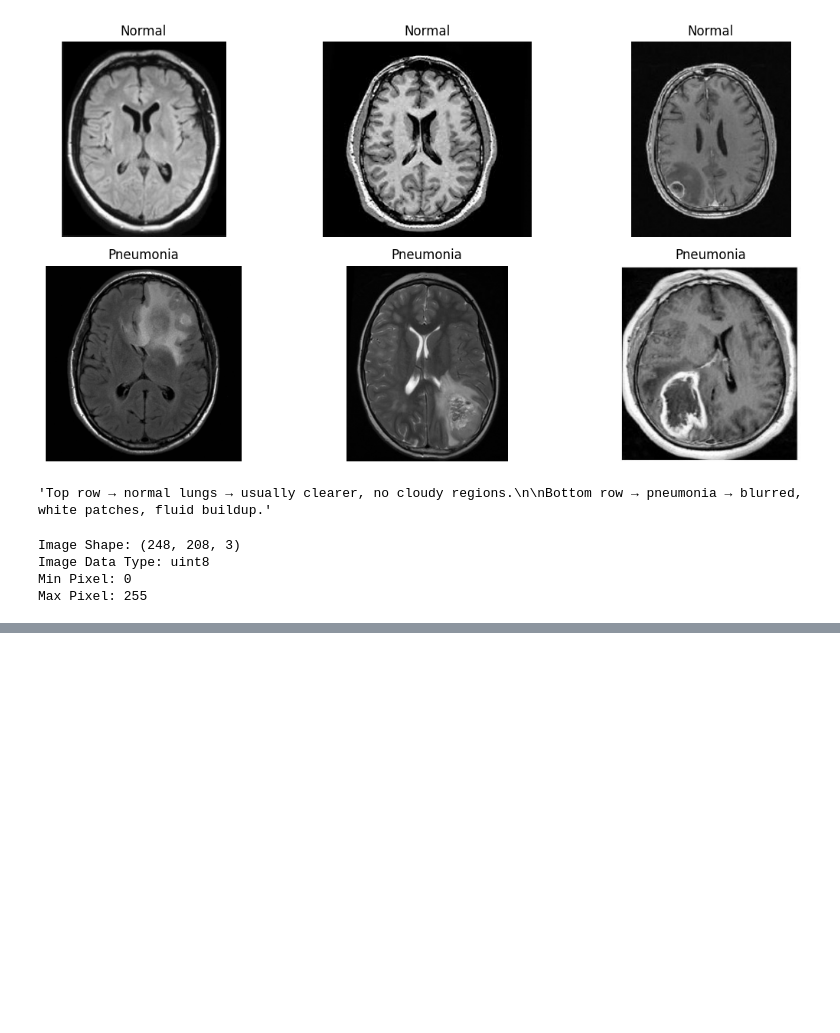
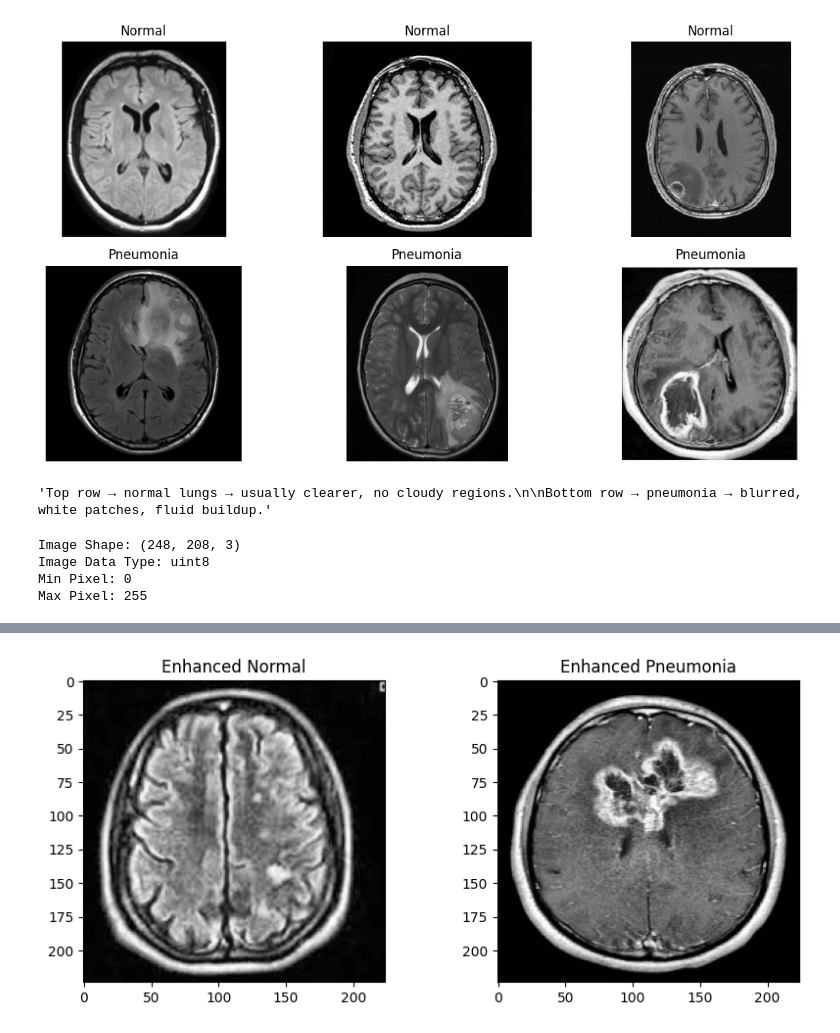
Before and after one commit to Shiva-Kumar-S-M/Stage-1-Basic-Logic-Building, a Jupyter notebook: Numpy/practice.ipynb, the cells around one changed output, grey strips where cells are left out. Saved outputs shown, nothing was run; the diff lists cells and outputs as text; code cells hidden in the pictures; blank space fills up the shorter version.

```diff
--- a/Numpy/practice.ipynb
+++ b/Numpy/practice.ipynb
@@ -193,0 +249,12 @@ Max Pixel: 255
+# %%
+# Apply CLAHE enhancement
+clahe = cv2.createCLAHE(clipLimit=2.0, tileGridSize=(8,8))
+enhanced_normal = clahe.apply(normal_img)
+enhanced_pneumonia = clahe.apply(pneumonia_img)
+
+plt.figure(figsize=(10,4))
+plt.subplot(1,2,1); plt.imshow(enhanced_normal, cmap='gray'); plt.title("Enhanced Normal")
+plt.subplot(1,2,2); plt.imshow(enhanced_pneumonia, cmap='gray'); plt.title("Enhanced Pneumonia")
+plt.show()
+# %% [output]
+[figure, added]
```
Also changed, not shown: parts of 5 cells of this notebook, 2 other files.
